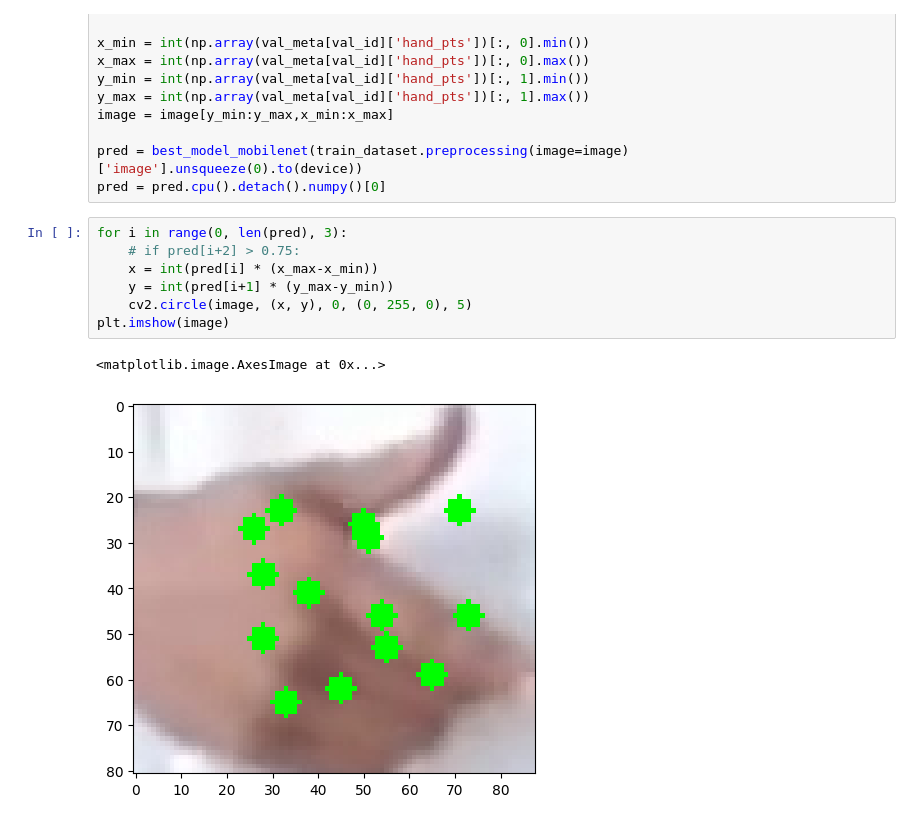
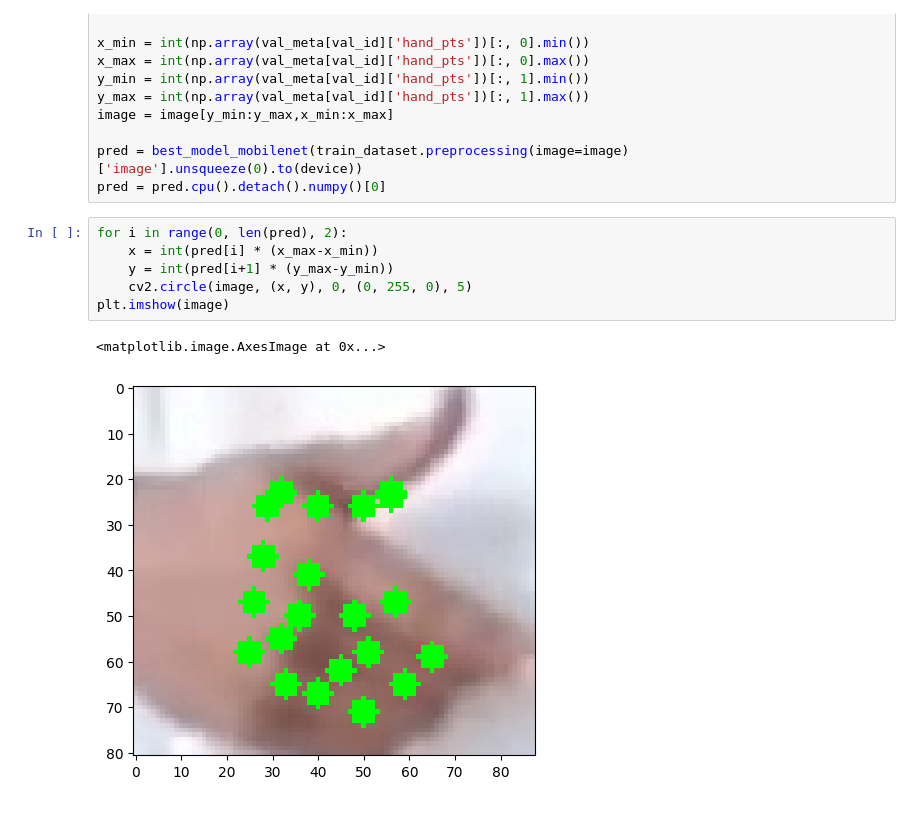
Before and after one commit to evalyev/cv-hand-draw, a Jupyter notebook: notebooks/train_model.ipynb, the cells around one changed output. Cells and saved outputs as stored; diff of their text form.

```diff
--- a/notebooks/train_model.ipynb
+++ b/notebooks/train_model.ipynb
@@ -404,12 +404,11 @@ image = image[y_min:y_max,x_min:x_max]
 pred = best_model_mobilenet(train_dataset.preprocessing(image=image)['image'].unsqueeze(0).to(device))
 pred = pred.cpu().detach().numpy()[0]
 # %%
-for i in range(0, len(pred), 3):
-    # if pred[i+2] > 0.75:
+for i in range(0, len(pred), 2):
     x = int(pred[i] * (x_max-x_min))
     y = int(pred[i+1] * (y_max-y_min))
     cv2.circle(image, (x, y), 0, (0, 255, 0), 5)
 plt.imshow(image)
 # %% [output]
 <matplotlib.image.AxesImage at 0x...>
-[figure, old version]
+[figure, new version]
```
Also changed, not shown: parts of 2 cells of this notebook.
